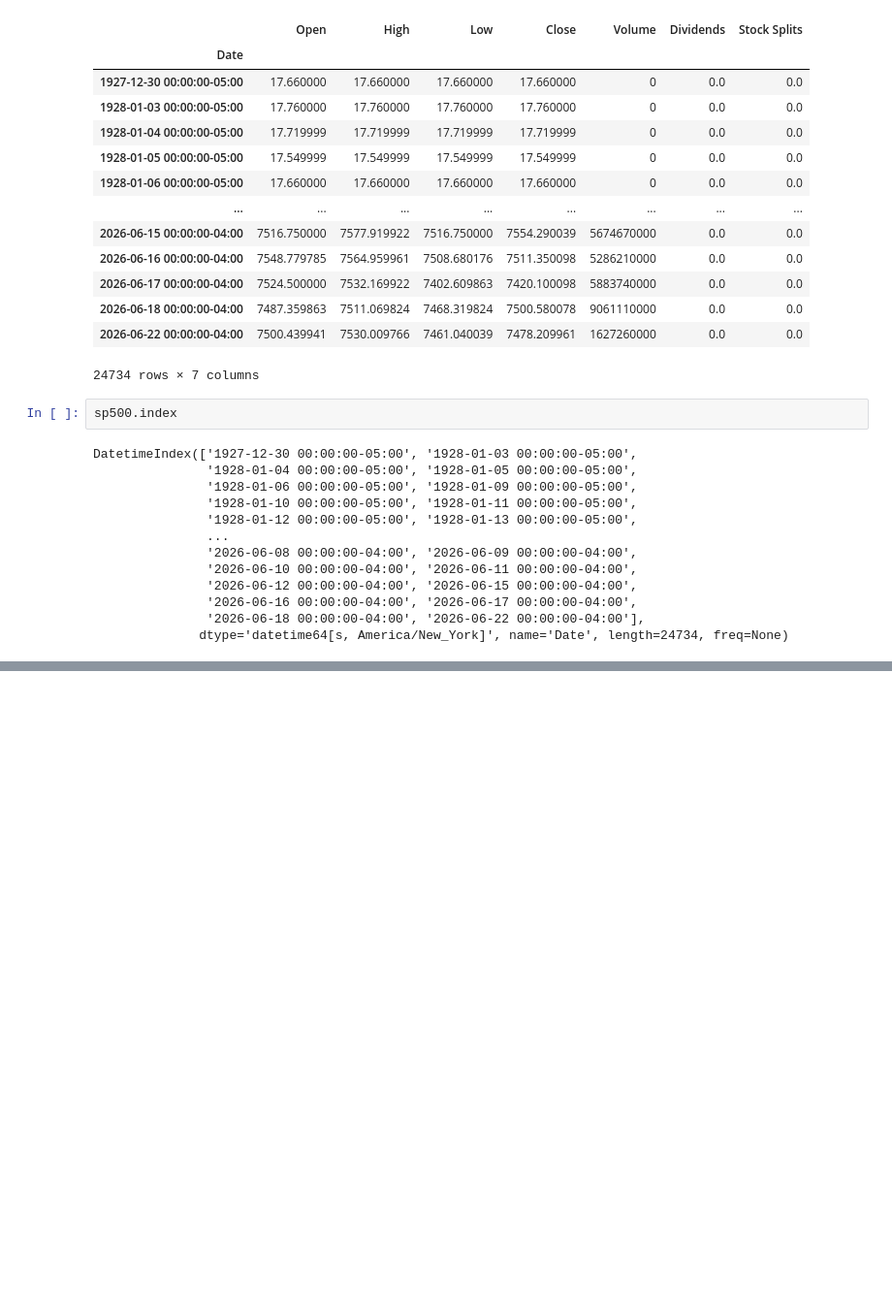
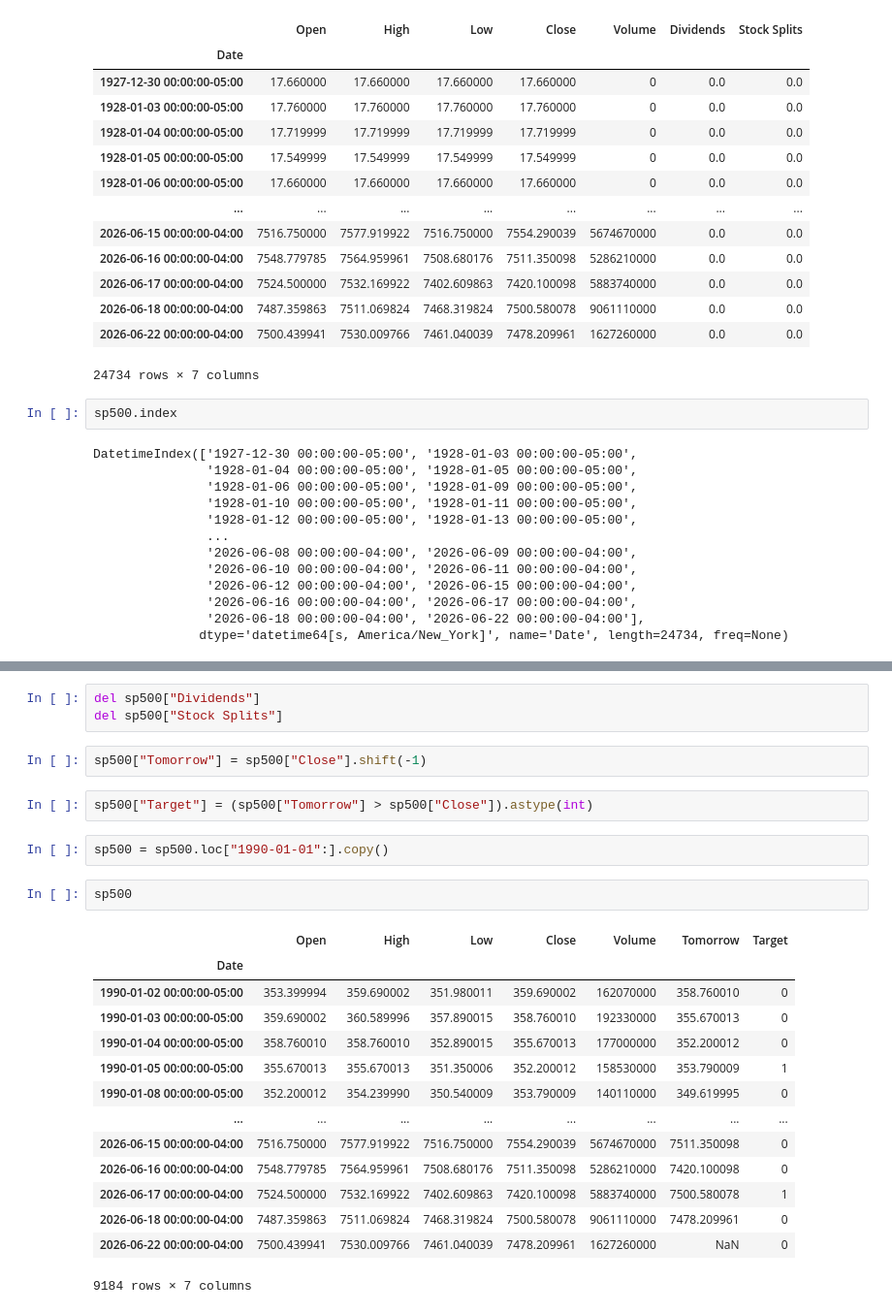
Before and after one commit to rhemeleh/sp500, a Jupyter notebook: sp500.ipynb, the cells around one changed output, grey strips where cells are left out. Shown at 97% size. Drawn from its saved outputs; the diff is of its cells as text; blank space fills up the shorter version.

```diff
--- a/sp500.ipynb
+++ b/sp500.ipynb
@@ -38,0 +45,26 @@ DatetimeIndex(['1927-12-30 00:00:00-05:00', '1928-01-03 00:00:00-05:00',
+# %%
+del sp500["Dividends"]
+del sp500["Stock Splits"]
+# %%
+sp500["Tomorrow"] = sp500["Close"].shift(-1)
+# %%
+sp500["Target"] = (sp500["Tomorrow"] > sp500["Close"]).astype(int)
+# %%
+sp500 = sp500.loc["1990-01-01":].copy()
+# %%
+sp500
+# %% [output]
+|  | Open | High | Low | Close | Volume | Tomorrow | Target |
+| Date |  |  |  |  |  |  |  |
+| 1990-01-02 00:00:00-05:00 | 353.399994 | 359.690002 | 351.980011 | 359.690002 | 162070000 | 358.760010 | 0 |
+| 1990-01-03 00:00:00-05:00 | 359.690002 | 360.589996 | 357.890015 | 358.760010 | 192330000 | 355.670013 | 0 |
+| 1990-01-04 00:00:00-05:00 | 358.760010 | 358.760010 | 352.890015 | 355.670013 | 177000000 | 352.200012 | 0 |
+| 1990-01-05 00:00:00-05:00 | 355.670013 | 355.670013 | 351.350006 | 352.200012 | 158530000 | 353.790009 | 1 |
+| 1990-01-08 00:00:00-05:00 | 352.200012 | 354.239990 | 350.540009 | 353.790009 | 140110000 | 349.619995 | 0 |
+| ... | ... | ... | ... | ... | ... | ... | ... |
+| 2026-06-15 00:00:00-04:00 | 7516.750000 | 7577.919922 | 7516.750000 | 7554.290039 | 5674670000 | 7511.350098 | 0 |
+| 2026-06-16 00:00:00-04:00 | 7548.779785 | 7564.959961 | 7508.680176 | 7511.350098 | 5286210000 | 7420.100098 | 0 |
+| 2026-06-17 00:00:00-04:00 | 7524.500000 | 7532.169922 | 7402.609863 | 7420.100098 | 5883740000 | 7500.580078 | 1 |
+| 2026-06-18 00:00:00-04:00 | 7487.359863 | 7511.069824 | 7468.319824 | 7500.580078 | 9061110000 | 7478.209961 | 0 |
+| 2026-06-22 00:00:00-04:00 | 7500.439941 | 7530.009766 | 7461.040039 | 7478.209961 | 1627260000 | NaN | 0 |
+9184 rows × 7 columns
```
Also changed, not shown: parts of 7 cells of this notebook.
